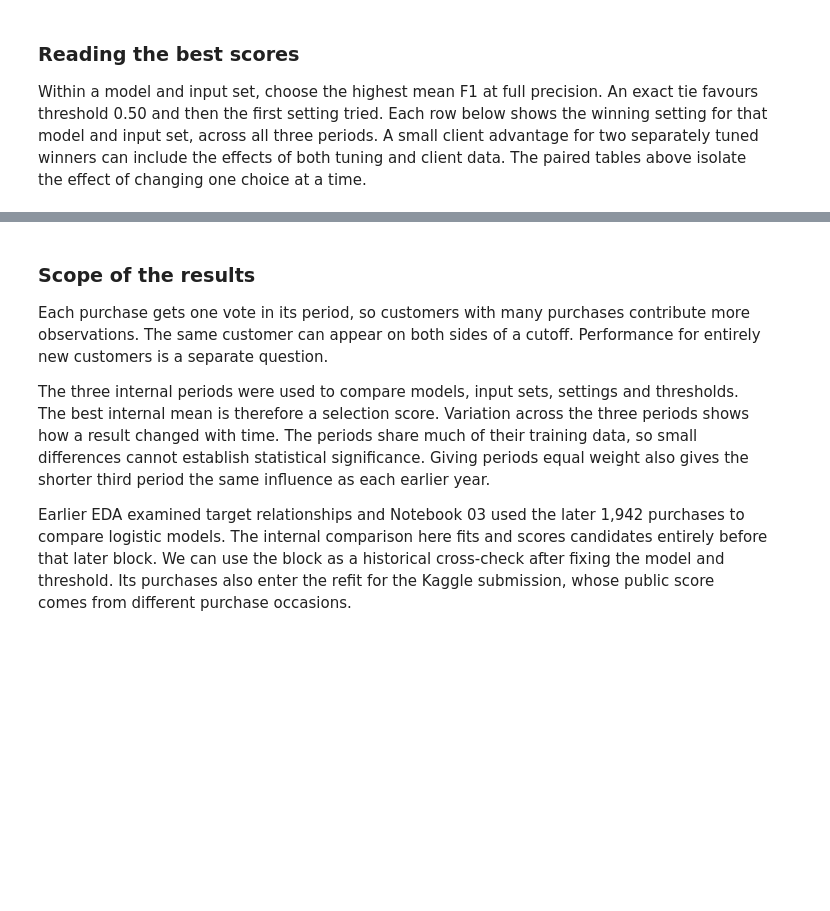
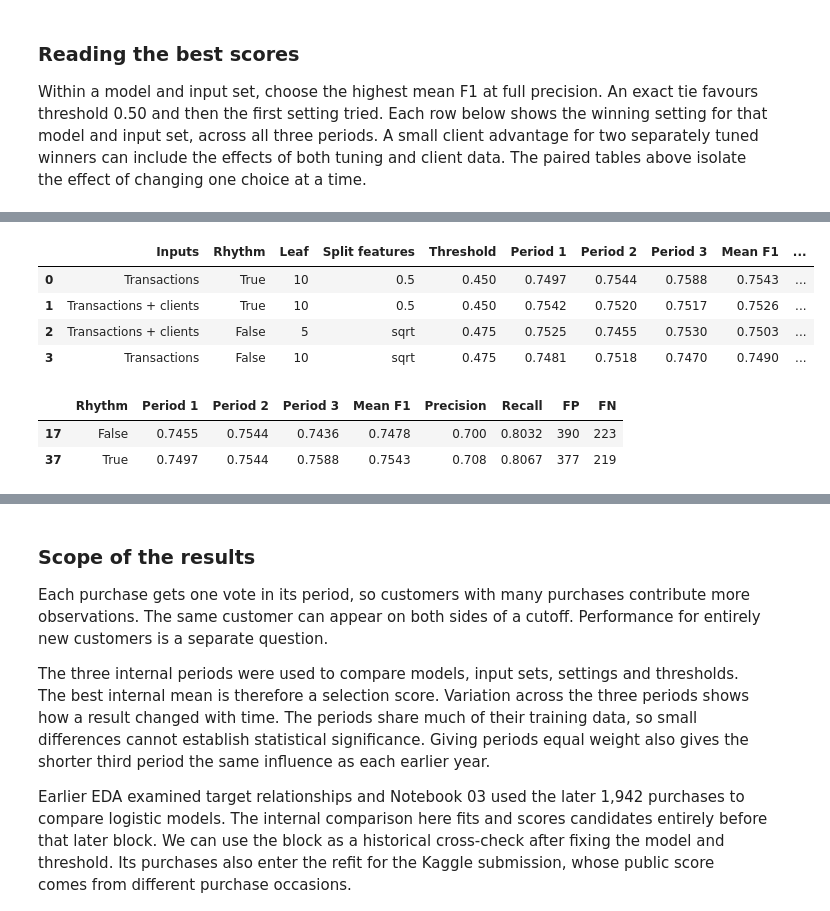
Before and after one commit to alfredosoudo21/ML_Group_04, a Jupyter notebook: notebooks/04_model_comparison.ipynb, the cells around one changed output, grey strips where cells are left out. Cells and saved outputs as stored; diff of their text form; code cells hidden in the pictures; blank space fills up the shorter version.

```diff
--- a/notebooks/04_model_comparison.ipynb
+++ b/notebooks/04_model_comparison.ipynb
@@ -362,0 +479,25 @@ The Kaggle export below reproduces the previously submitted forest. The comparis
+# %%
+# Select on unrounded mean F1. Exact ties prefer fewer inputs, then a higher threshold.
+forest_ranked = forest_trials.sort_values(
+    ['Mean F1', 'Inputs', 'Rhythm', 'Threshold'], ascending=[False, True, True, False],
+    kind='stable')
+leaders = forest_ranked.drop_duplicates(['Inputs', 'Rhythm'])
+display(leaders.reset_index(drop=True).round(4))
+
+# At the winning settings, change only the rhythm column.
+winner = forest_ranked.iloc[0]
+same_settings = forest_trials[
+    (forest_trials['Inputs'] == winner['Inputs']) &
+    (forest_trials['Leaf'] == winner['Leaf']) &
+    (forest_trials['Split features'] == winner['Split features']) &
+    (forest_trials['Threshold'] == winner['Threshold'])]
+display(same_settings[['Rhythm', *window_names, 'Mean F1', 'Precision', 'Recall', 'FP', 'FN']].round(4))
+# %% [output]
+|  | Inputs | Rhythm | Leaf | Split features | Threshold | Period 1 | Period 2 | Period 3 | Mean F1 | ... |
+| 0 | Transactions | True | 10 | 0.5 | 0.450 | 0.7497 | 0.7544 | 0.7588 | 0.7543 | ... |
+| 1 | Transactions + clients | True | 10 | 0.5 | 0.450 | 0.7542 | 0.7520 | 0.7517 | 0.7526 | ... |
+| 2 | Transactions + clients | False | 5 | sqrt | 0.475 | 0.7525 | 0.7455 | 0.7530 | 0.7503 | ... |
+| 3 | Transactions | False | 10 | sqrt | 0.475 | 0.7481 | 0.7518 | 0.7470 | 0.7490 | ... |
+|  | Rhythm | Period 1 | Period 2 | Period 3 | Mean F1 | Precision | Recall | FP | FN |
+| 17 | False | 0.7455 | 0.7544 | 0.7436 | 0.7478 | 0.700 | 0.8032 | 390 | 223 |
+| 37 | True | 0.7497 | 0.7544 | 0.7588 | 0.7543 | 0.708 | 0.8067 | 377 | 219 |
```
Also changed, not shown: parts of 23 cells of this notebook, 1 other file.
